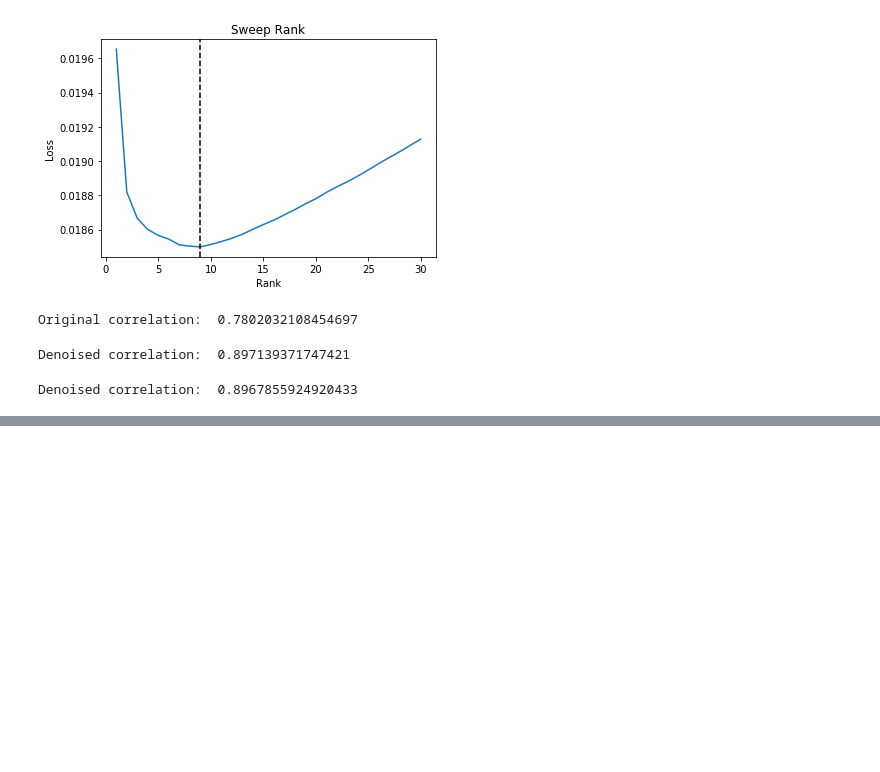
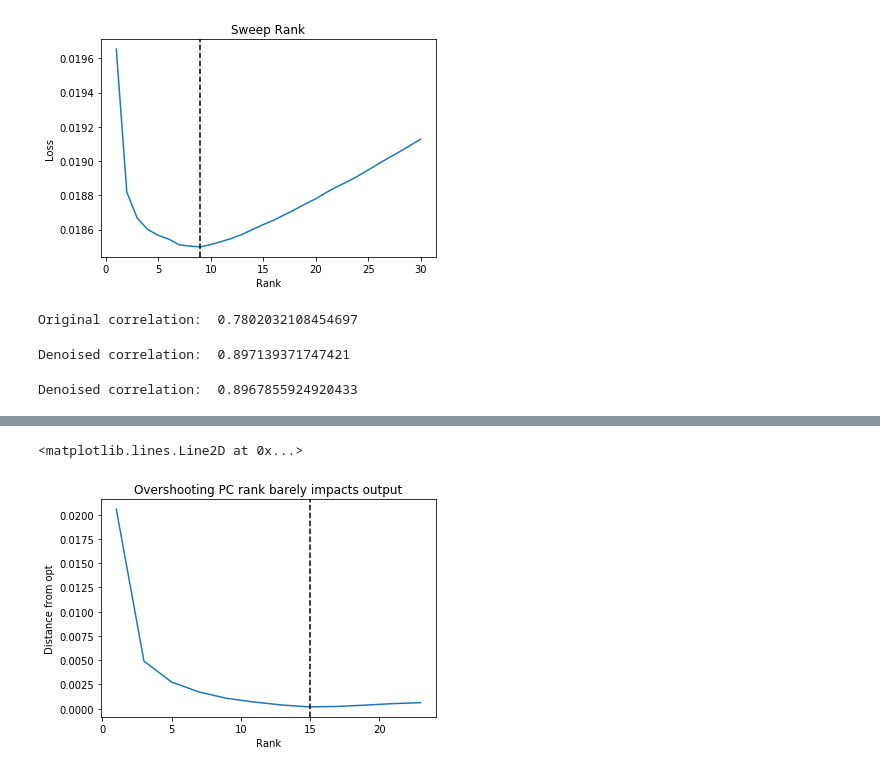
Before and after one commit to czbiohub-sf/molecular-cross-validation, a Jupyter notebook: src/noise2self_sc/PCA Demo.ipynb, the cells around one changed output, grey strips where cells are left out. Drawn from its saved outputs; the diff is of its cells as text; code cells hidden in the pictures; blank space fills up the shorter version.

```diff
--- a/src/noise2self_sc/PCA Demo.ipynb
+++ b/src/noise2self_sc/PCA Demo.ipynb
@@ -105,0 +127,18 @@ Denoised correlation:  0.8967855924920433
+# %%
+X = paul.X
+
+X = X.astype(np.int)
+np.random.seed(0)
+X1 = np.random.binomial(X, 0.5)
+X2 = X - X1
+# %%
+x = np.sqrt(denoised_adata.X)
+# %%
+rank_range = np.arange(1, 25, 2)
+diff_from_opt = np.zeros(len(rank_range))
+for i, r in enumerate(rank_range):
+    model = LowRank(r, regression=True)
+    y = model.fit_transform(X1, X2)
+    diff = ((np.sqrt(y) - x)**2).mean()
+    diff_from_opt[i] = diff
+    print(r, ': ', diff)
@@ -105,0 +158,9 @@ Denoised correlation:  0.8967855924920433
+# %%
+plt.plot(rank_range, diff_from_opt)
+plt.xlabel("Rank")
+plt.ylabel("Distance from opt")
+plt.title("Overshooting PC rank barely impacts output")
+plt.axvline(rank_range[np.argmin(diff_from_opt)], color='k', linestyle='--')
+# %% [output]
+<matplotlib.lines.Line2D at 0x...>
+[figure, added]
```
Also changed, not shown: parts of 9 cells of this notebook, 1 other file.
